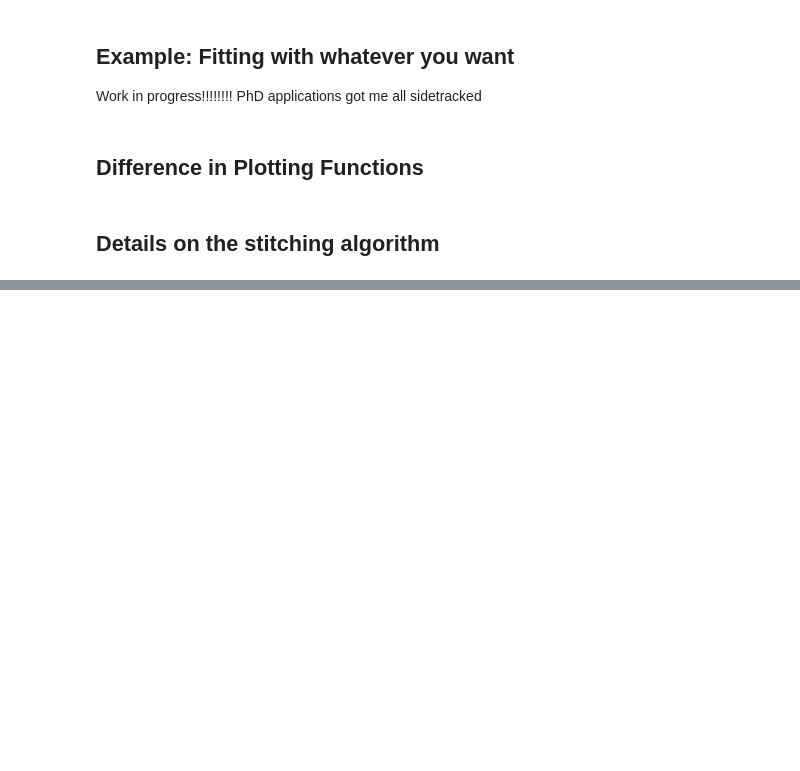
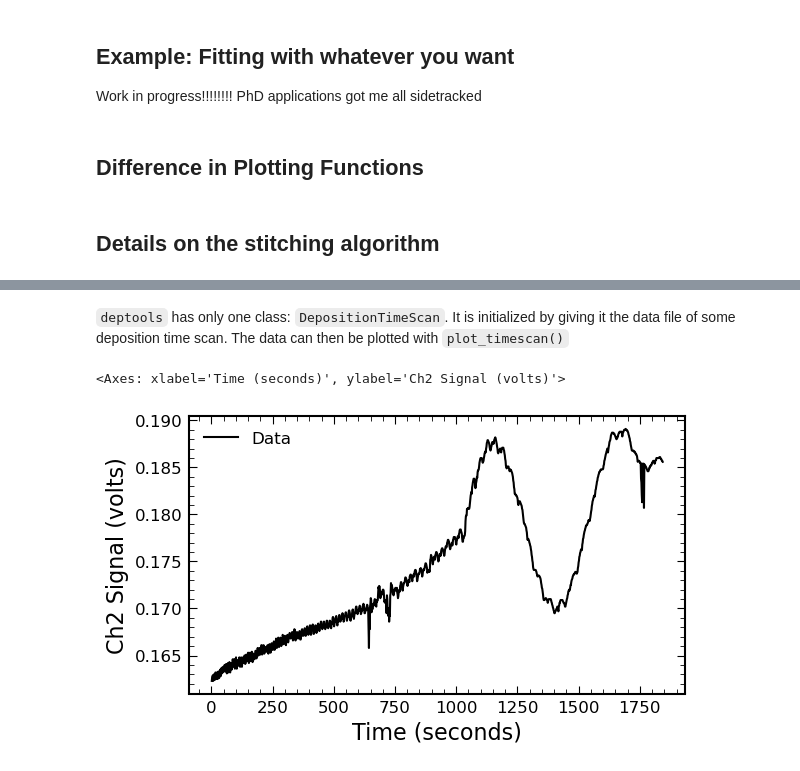
Before and after one commit to cassidy-andrew/AU-UV_ices, a Jupyter notebook: example.ipynb, the cells around one changed output, grey strips where cells are left out. Drawn from its saved outputs; the diff is of its cells as text; code cells hidden in the pictures; blank space fills up the shorter version.

```diff
--- a/example.ipynb
+++ b/example.ipynb
@@ -426,0 +432,12 @@ Work in progress!!!!!!!! PhD applications got me all sidetracked
+# %% [markdown]
+`deptools` has only one class: `DepositionTimeScan`. It is initialized by giving it the data file of some deposition time scan. The data can then be plotted with `plot_timescan()`
+# %%
+# create the DepositionTimeScan object
+path = "./raw_data/SergioIoppolo-November2023/20231101/T73776.dat"
+dep = deptools.DepositionTimeScan(path)
+
+# plot it
+deptools.plot_timescan(dep, save_path="./misc_figures/deposition_fit.svg")
+# %% [output]
+<Axes: xlabel='Time (seconds)', ylabel='Ch2 Signal (volts)'>
+[figure, added]
```
Also changed, not shown: parts of 34 cells of this notebook, 3 other files.
